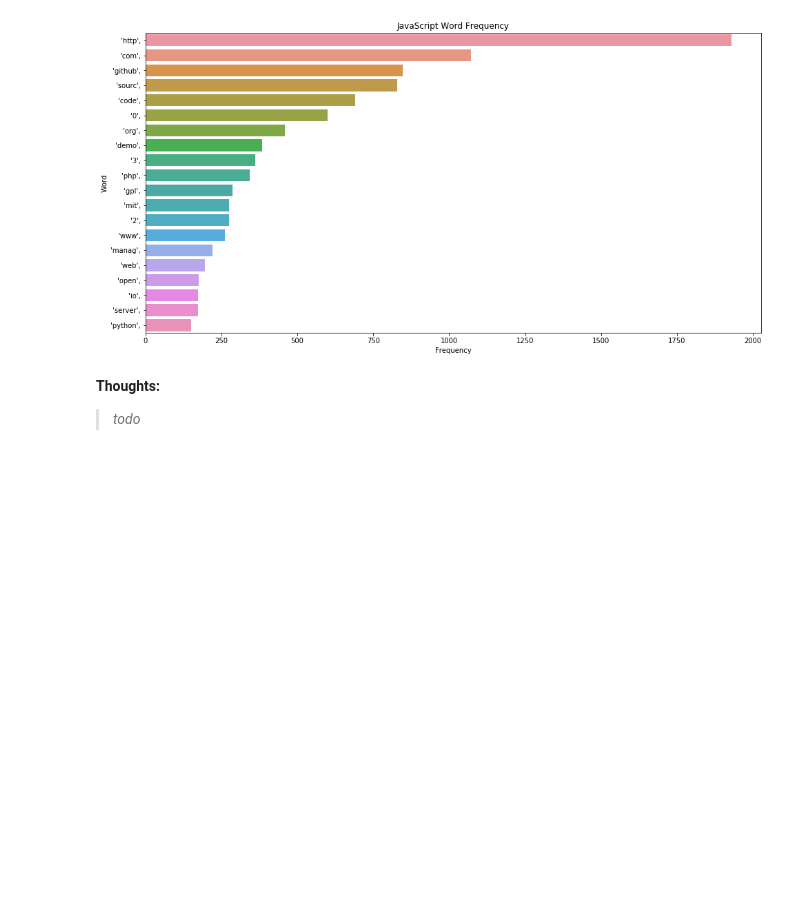
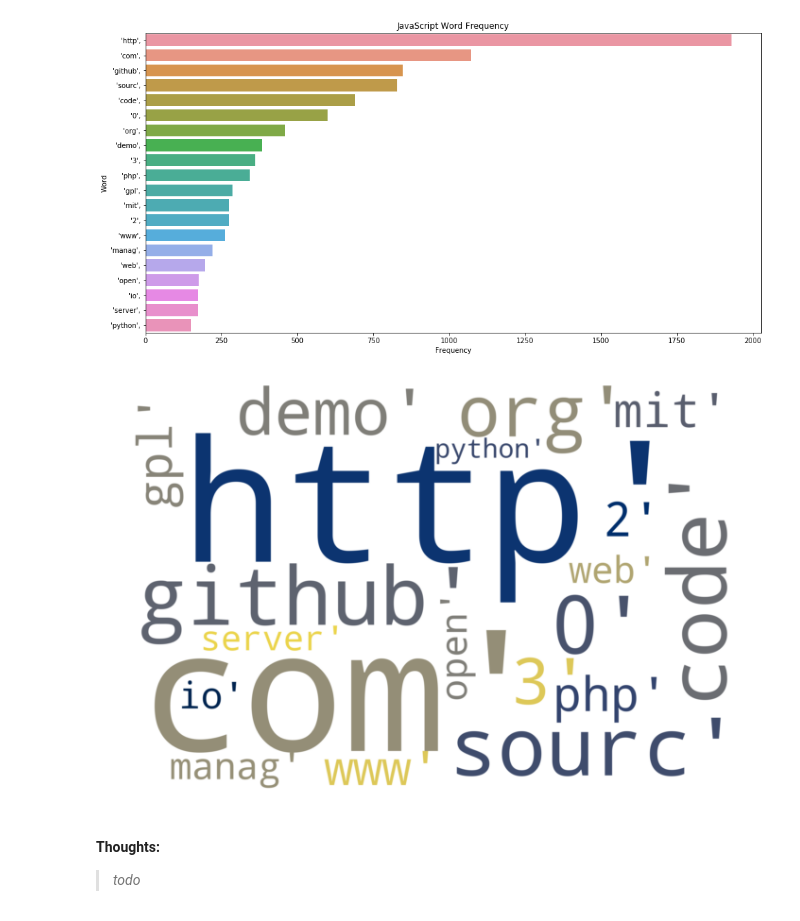
Before and after one commit to nlp-101/github_nlp, a Jupyter notebook: NLP_Project.ipynb, the cells around one changed output. Cells and saved outputs as stored; diff of their text form; code cells hidden in the pictures; blank space fills up the shorter version.

```diff
--- a/NLP_Project.ipynb
+++ b/NLP_Project.ipynb
@@ -295,22 +295,23 @@ plt.show()
 # %%
 from wordcloud import WordCloud, STOPWORDS
 import matplotlib.pyplot as plt
 
 text = top_20_js_words.words.values
 wordcloud = WordCloud(
     width = 3000,
     height = 2000,
-    background_color = 'black',
+    background_color = 'white',
+    colormap=plt.cm.cividis,
     stopwords = STOPWORDS).generate(str(text))
 
 fig = plt.figure(
-    figsize = (16, 8),
-    facecolor = 'k',
-    edgecolor = 'k')
+    figsize = (16, 8))
 
 plt.imshow(wordcloud, interpolation = 'bilinear')
 plt.axis('off')
 plt.show()
+# %% [output]
+[figure, added]
 # %% [markdown]
 **Thoughts:**
 >_todo_
```
Also changed, not shown: parts of 3 cells of this notebook.
